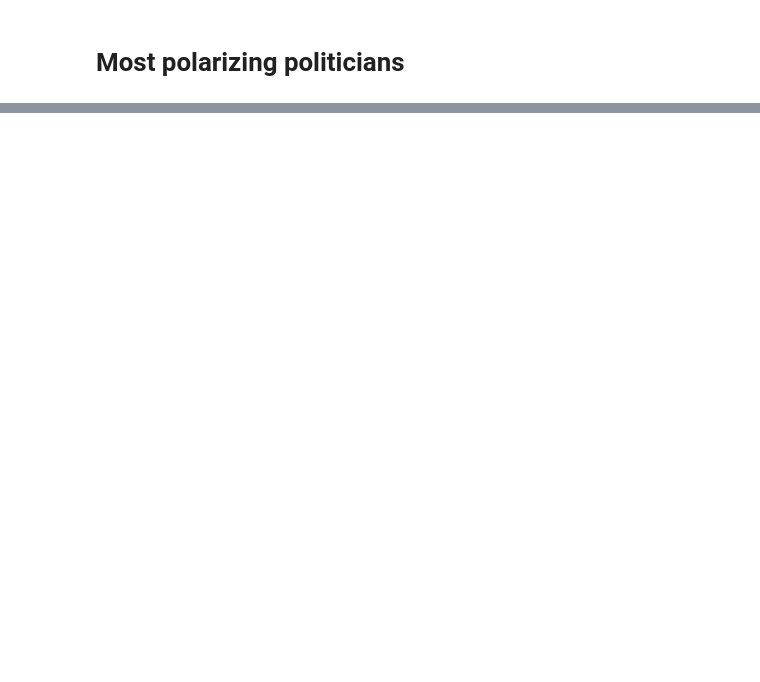
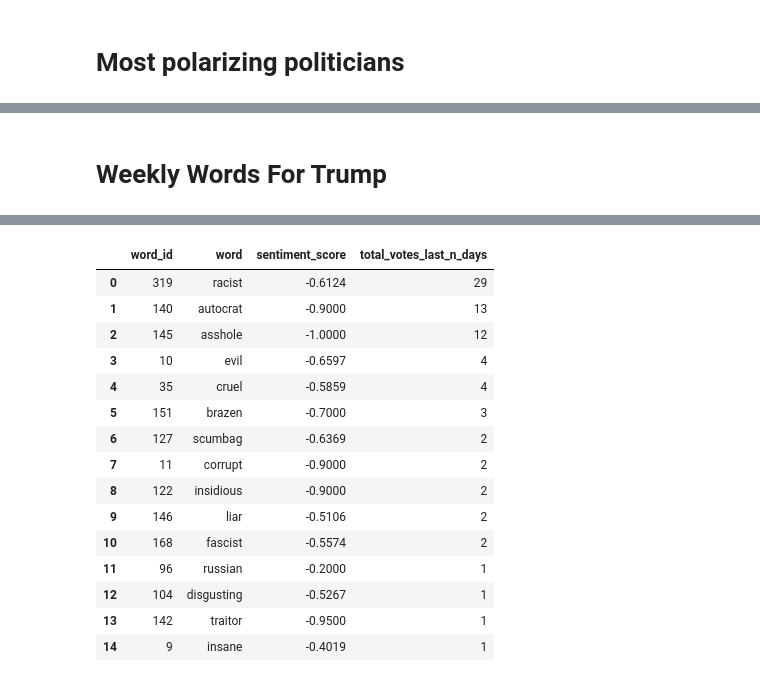
Before and after one commit to brayvid/soap-research, a Jupyter notebook: soap_sql_queries.ipynb, the cells around one changed output, grey strips where cells are left out. Drawn from its saved outputs; the diff is of its cells as text; code cells hidden in the pictures; blank space fills up the shorter version.

```diff
--- a/soap_sql_queries.ipynb
+++ b/soap_sql_queries.ipynb
@@ -1091,0 +1095,52 @@ else:
+# %% [markdown]
+# Weekly Words For Trump
+# %%
+if engine:
+    # --- Parameters for the query ---
+    N_DAYS = 7
+    POLITICIAN_ID = 1
+
+    # Calculate the cutoff date N days ago from the 'now' variable defined earlier
+    start_date = now - datetime.timedelta(days=N_DAYS)
+
+    # This query filters for a specific politician and a specific time frame.
+    # NOTE: The parameter style has been changed from :name to %(name)s for psycopg2 compatibility.
+    sql_query = """
+    SELECT
+        W.word_id,
+        W.word,
+        W.sentiment_score,
+        COUNT(V.vote_id) AS total_votes_last_n_days
+    FROM
+        words W
+    INNER JOIN
+        votes V ON W.word_id = V.word_id
+    WHERE
+        V.politician_id = %(pol_id)s AND V.created_at >= %(start_date)s -- <-- Corrected placeholders
+    GROUP BY
+        W.word_id, W.word, W.sentiment_score
+    ORDER BY
+        total_votes_last_n_days DESC;
+    """
+
+    try:
+        print(f"--- Query: Words and vote counts for Politician ID {POLITICIAN_ID} in the last {N_DAYS} days ---")
+        print("Cutoff date:", start_date.strftime('%Y-%m-%d %H:%M:%S'))
+        print(sql_query)
+
+        # The pandas call remains the same. It correctly maps the dictionary keys to the %(key)s placeholders.
+        df_politician_votes = pd.read_sql_query(
+            sql_query,
+            engine,
+            params={'pol_id': POLITICIAN_ID, 'start_date': start_date}
+        )
+
+        # Display the resulting DataFrame in the notebook
+        display(df_politician_votes)
+
+    except Exception as e:
+        print(f"\nAn error occurred while executing the query: {e}")
+        print("Please check that the 'words' and 'votes' tables exist and that the 'votes' table has 'politician_id' and 'created_at' columns.")
+else:
+    print("Database engine not available. Please run the connection cell first.")
+# %% [output]
@@ -1091,0 +1165,16 @@ else:
+|  | word_id | word | sentiment_score | total_votes_last_n_days |
+| 0 | 319 | racist | -0.6124 | 29 |
+| 1 | 140 | autocrat | -0.9000 | 13 |
+| 2 | 145 | asshole | -1.0000 | 12 |
+| 3 | 10 | evil | -0.6597 | 4 |
+| 4 | 35 | cruel | -0.5859 | 4 |
+| 5 | 151 | brazen | -0.7000 | 3 |
+| 6 | 127 | scumbag | -0.6369 | 2 |
+| 7 | 11 | corrupt | -0.9000 | 2 |
+| 8 | 122 | insidious | -0.9000 | 2 |
+| 9 | 146 | liar | -0.5106 | 2 |
+| 10 | 168 | fascist | -0.5574 | 2 |
+| 11 | 96 | russian | -0.2000 | 1 |
+| 12 | 104 | disgusting | -0.5267 | 1 |
+| 13 | 142 | traitor | -0.9500 | 1 |
+| 14 | 9 | insane | -0.4019 | 1 |
```
Also changed, not shown: parts of 15 cells of this notebook.
